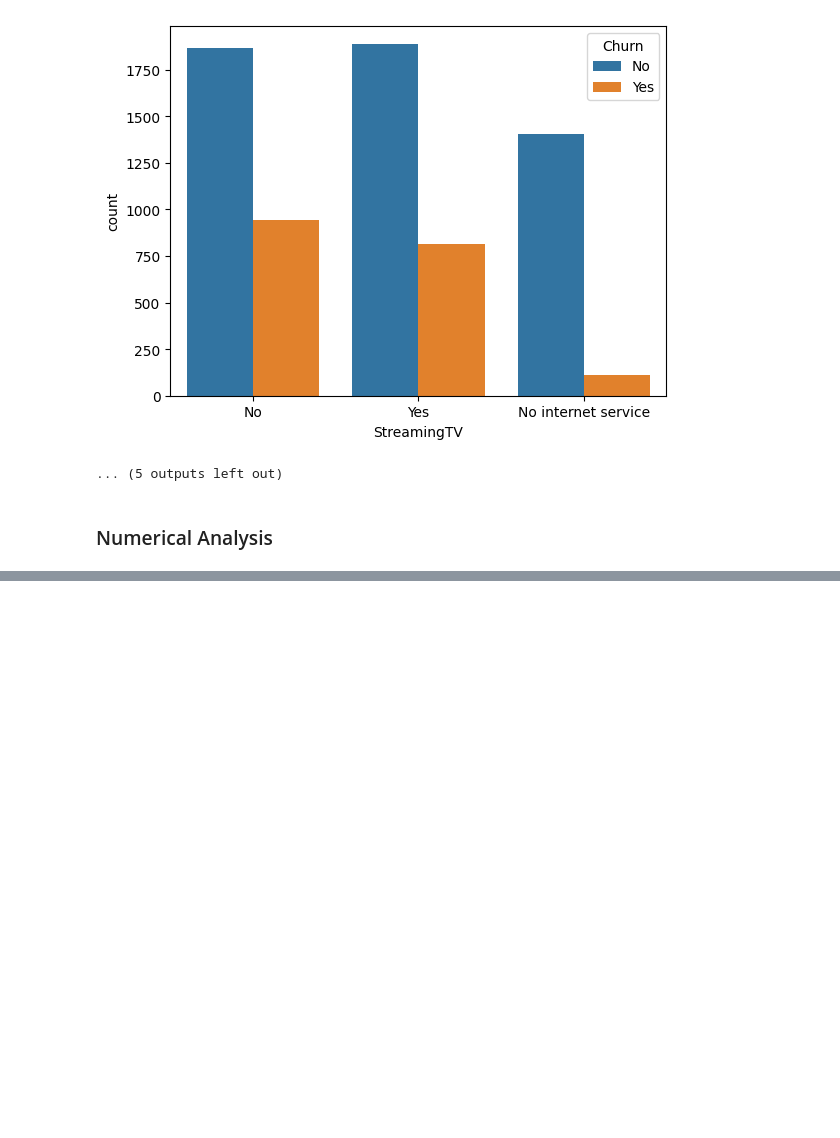
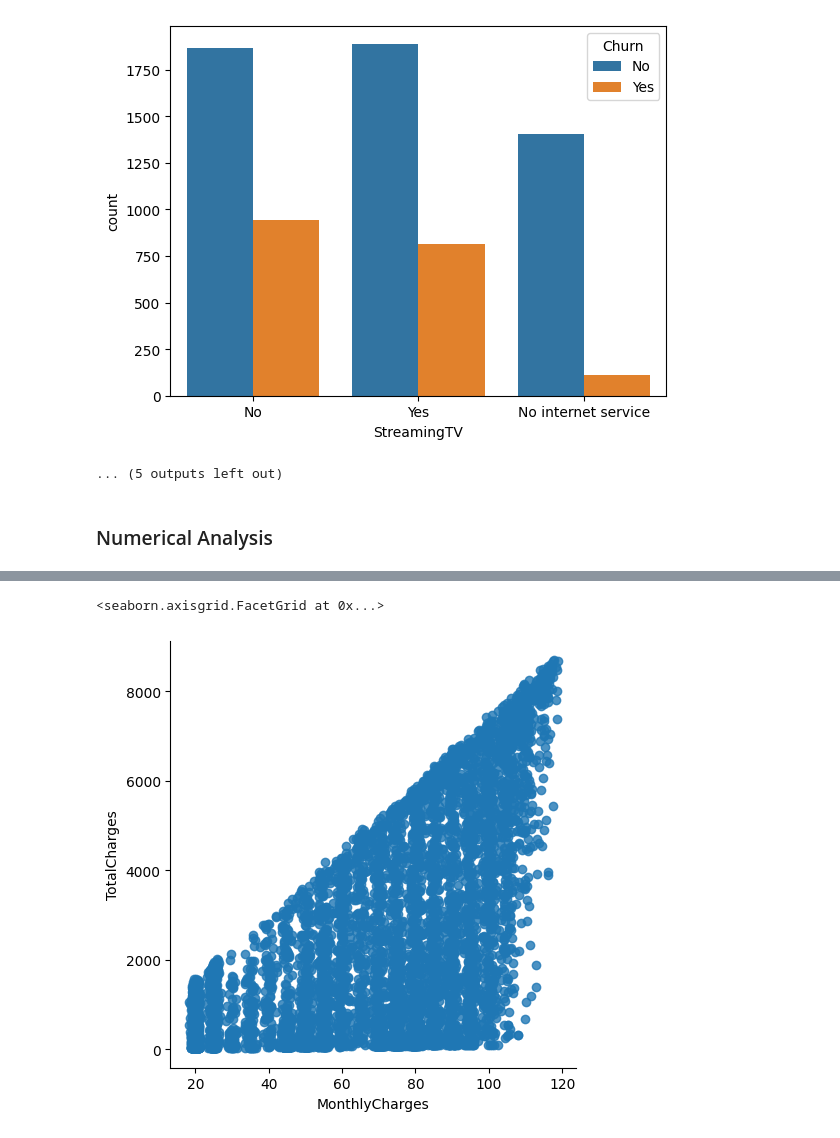
Before and after one commit to srsimonson/exploratory-data-analysis, a Jupyter notebook: customer_churn.ipynb, the cells around one changed output, grey strips where cells are left out. Cells and saved outputs as stored; diff of their text form; code cells hidden in the pictures; blank space fills up the shorter version.

```diff
--- a/customer_churn.ipynb
+++ b/customer_churn.ipynb
@@ -249,0 +290,4 @@ for i, predictor in enumerate(new_df.drop(columns=['Churn', 'TotalCharges', 'Mon
+# %%
+# Convert all to dummies
+new_df_dummies = pd.get_dummies(new_df)
+new_df_dummies.head()
@@ -249,0 +302,5 @@ for i, predictor in enumerate(new_df.drop(columns=['Churn', 'TotalCharges', 'Mon
+# %%
+sns.lmplot(data=new_df_dummies, x='MonthlyCharges', y='TotalCharges', fit_reg=False)
+# %% [output]
+<seaborn.axisgrid.FacetGrid at 0x...>
+[figure, added]
```
Also changed, not shown: parts of 6 cells of this notebook.
